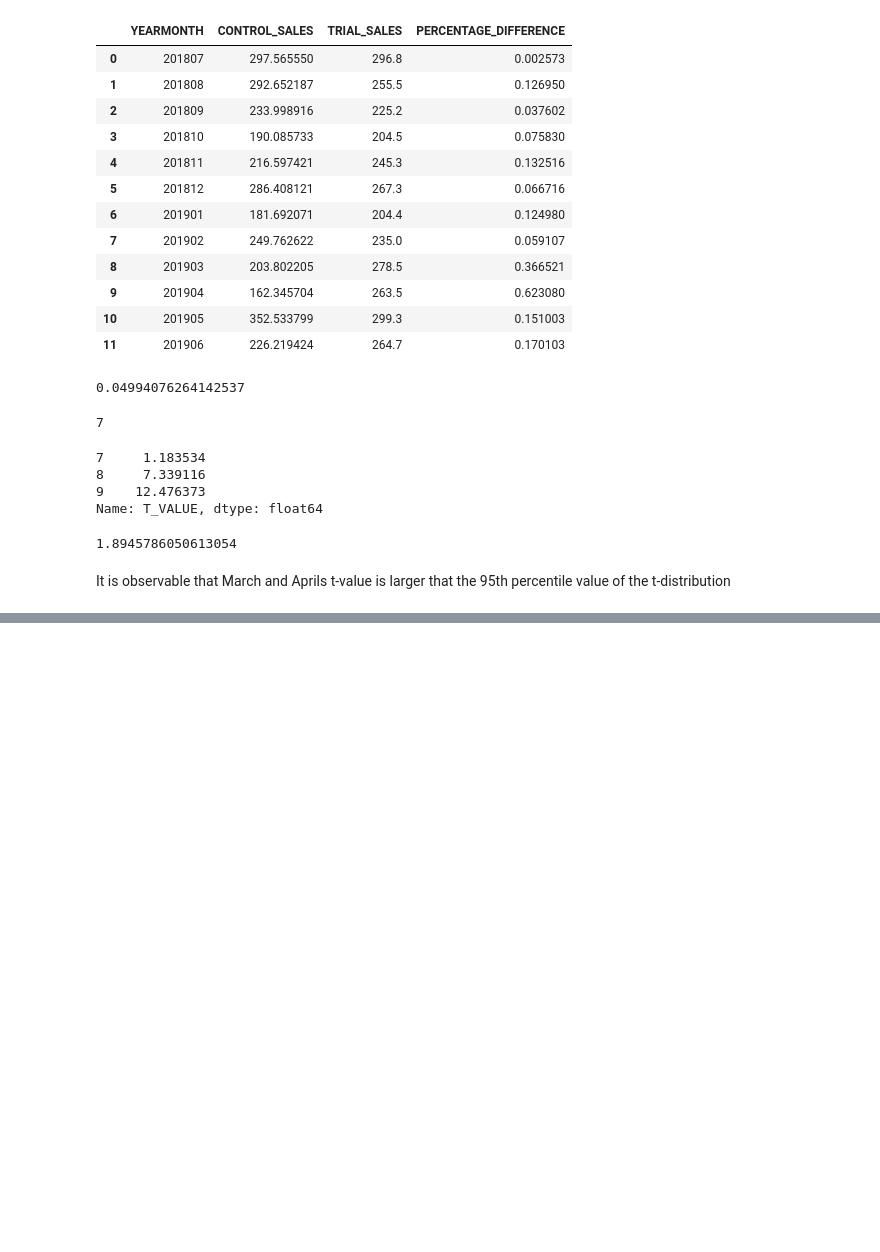
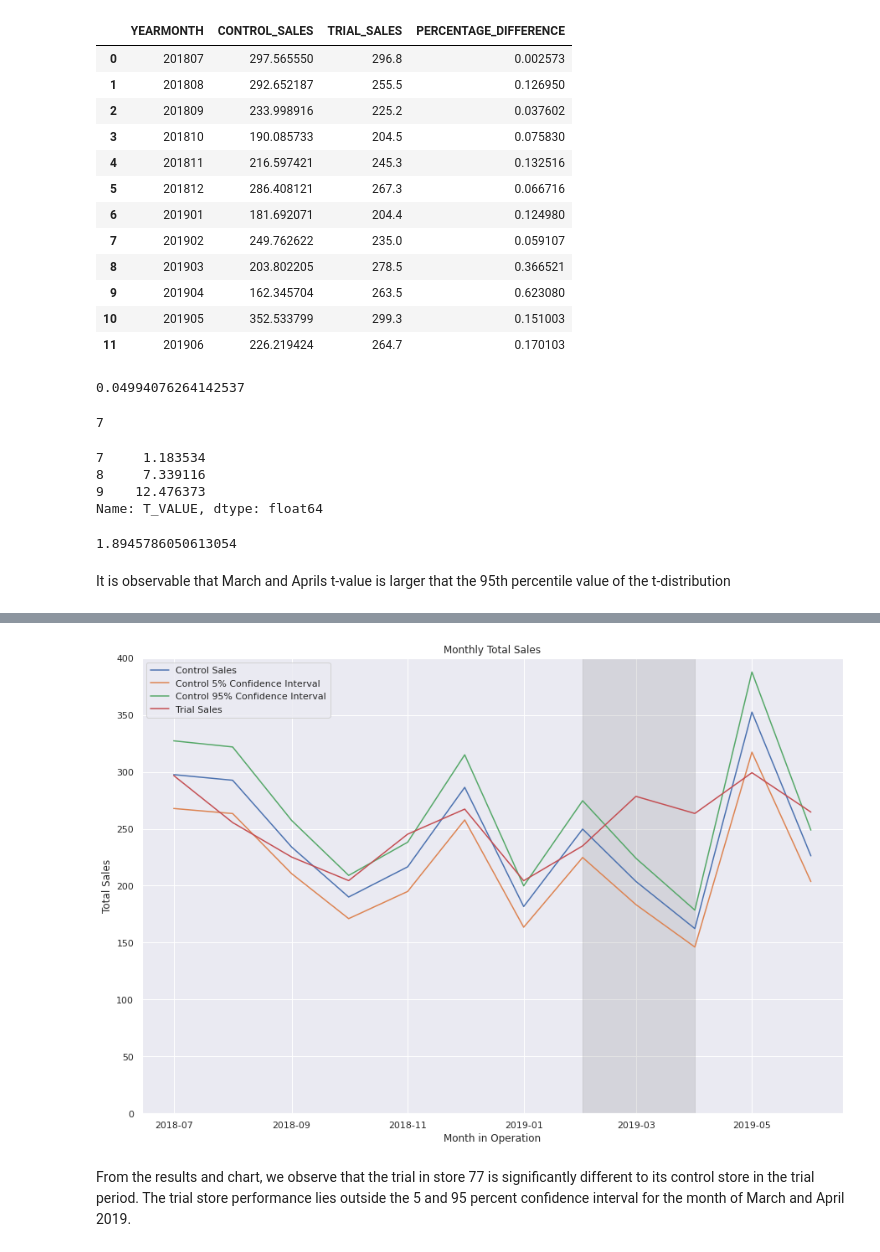
Before and after one commit to wa-le/Quantium-Forage-Virtual-Internship, a Jupyter notebook: my_quantium_T2.ipynb, the cells around one changed output, grey strips where cells are left out. Saved outputs shown, nothing was run; the diff lists cells and outputs as text; code cells hidden in the pictures; blank space fills up the shorter version.

```diff
--- a/my_quantium_T2.ipynb
+++ b/my_quantium_T2.ipynb
@@ -883,0 +962,10 @@ It is observable that March and Aprils t-value is larger that the 95th percentil
+# %%
+df_measureOverTime.rename(columns = {'TransactionMonth': 'TRANSACTION_MONTH'}, inplace = True)
+df_measureOverTime
+# %%
+# Extract 'totSales' for trial store from 'measureOverTime'
+
+the_trialsales = df_measureOverTime.loc[df_measureOverTime['STORE_NBR'] == the_trial_store, ['TRANSACTION_MONTH', 'TOT_SALES']]
+the_trialsales.set_index('TRANSACTION_MONTH', inplace = True)
+the_trialsales.rename(columns = {'TOT_SALES': 'TRIAL_SALES'}, inplace = True)
+the_trialsales
@@ -883,0 +987,11 @@ It is observable that March and Aprils t-value is larger that the 95th percentil
+# %%
+# Create two new columns under 'controlSales' which calculates the 5% and 95% confidence interval
+# calculate the 5% and 95% confidence interval and add their columns
+
+the_controlsales['Control Confidence Interval 5%'] = the_controlsales['CONTROL_SALES'] * (1 - std_dev*2)
+the_controlsales['Control Confidence Interval 95%'] = the_controlsales['CONTROL_SALES'] * (1 + std_dev*2)
+the_controlsales
+# %%
+# merge control sales and trial sales
+sales_merged = pd.merge(the_controlsales, the_trialsales, left_index = True, right_index = True)
+sales_merged
@@ -883,0 +1013,26 @@ It is observable that March and Aprils t-value is larger that the 95th percentil
+# %%
+# lets plot
+
+# Make it bigger
+plt.figure(figsize = (15, 10))
+plt.plot(sales_merged)
+
+# Set graph title and axis title
+plt.title('Monthly Total Sales')
+plt.xlabel('Month in Operation')
+plt.ylabel('Total Sales')
+
+# Set legend
+plt.legend(['Control Sales', 'Control 5% Confidence Interval', 'Control 95% Confidence Interval', 'Trial Sales'], loc = 2)
+
+# Set new y-axis limit
+plt.ylim((0, 400))
+
+# Highlight trial period
+plt.axvspan(*mdates.datestr2num(['2019-02-01', '2019-04-01']), color = 'grey', alpha = 0.2)
+
+plt.show()
+# %% [output]
+[figure, added]
+# %% [markdown]
+From the results and chart, we observe that the trial in store 77 is significantly different to its control store in the trial period. The trial store performance lies outside the 5 and 95 percent confidence interval for the month of March and April 2019.
```
Also changed, not shown: parts of 10 cells of this notebook.
